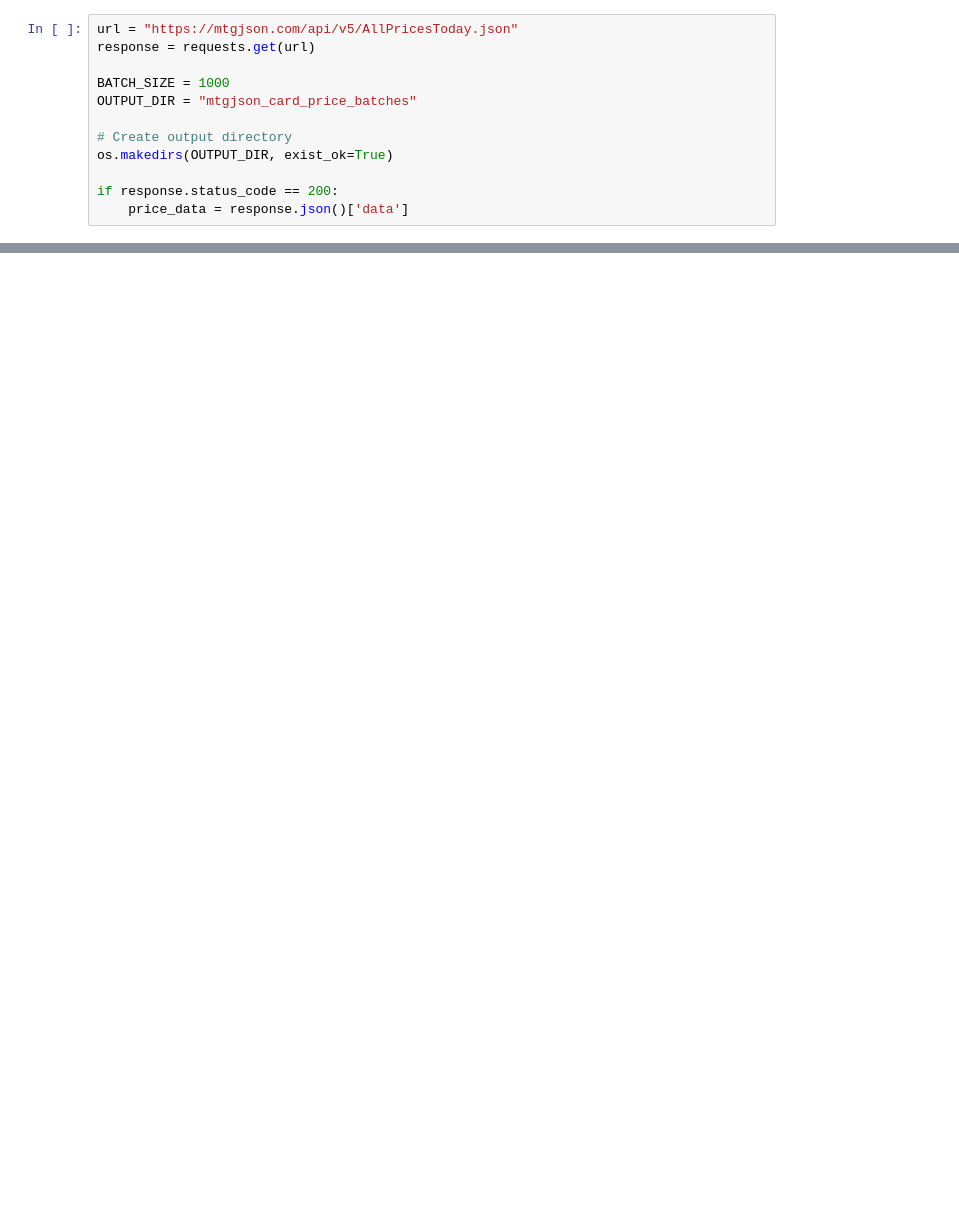
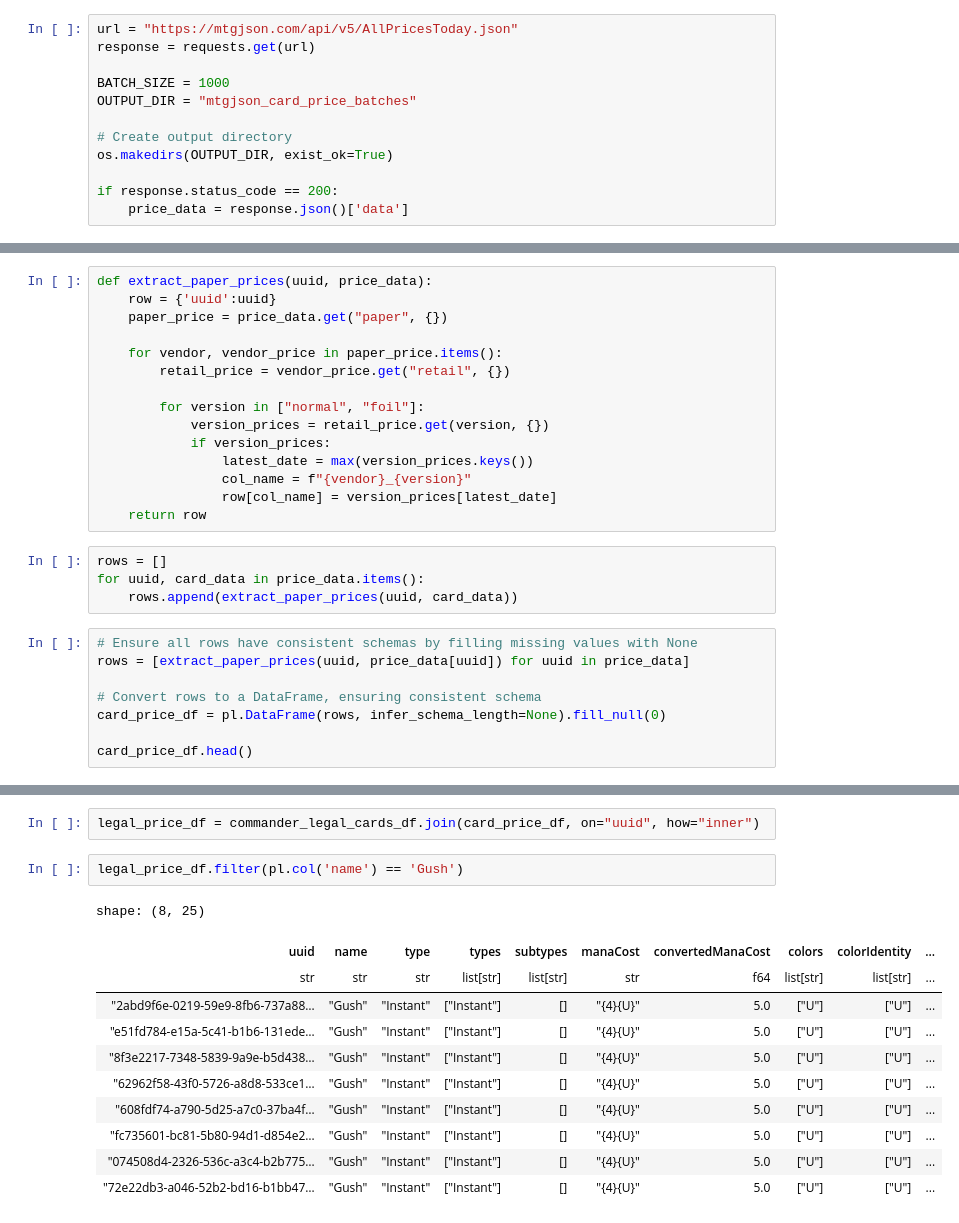
Before and after one commit to LouisHH0203/mtg_nlp_price_prediction, a Jupyter notebook: json_read.ipynb, the cells around one changed output, grey strips where cells are left out. Cells and saved outputs as stored; diff of their text form; blank space fills up the shorter version.

Commit message:
merge price and card data

```diff
--- a/json_read.ipynb
+++ b/json_read.ipynb
@@ -260,0 +250,27 @@ shape: (1, 98_956)
+# %%
+def extract_paper_prices(uuid, price_data):
+    row = {'uuid':uuid}
+    paper_price = price_data.get("paper", {})
+
+    for vendor, vendor_price in paper_price.items():
+        retail_price = vendor_price.get("retail", {})
+
+        for version in ["normal", "foil"]:
+            version_prices = retail_price.get(version, {})
+            if version_prices:
+                latest_date = max(version_prices.keys())
+                col_name = f"{vendor}_{version}"
+                row[col_name] = version_prices[latest_date]
+    return row
+# %%
+rows = []
+for uuid, card_data in price_data.items():
+    rows.append(extract_paper_prices(uuid, card_data))
+# %%
+# Ensure all rows have consistent schemas by filling missing values with None
+rows = [extract_paper_prices(uuid, price_data[uuid]) for uuid in price_data]
+
+# Convert rows to a DataFrame, ensuring consistent schema
+card_price_df = pl.DataFrame(rows, infer_schema_length=None).fill_null(0)
+
+card_price_df.head()
@@ -260,0 +286,16 @@ shape: (1, 98_956)
+# %%
+legal_price_df = commander_legal_cards_df.join(card_price_df, on="uuid", how="inner")
+# %%
+legal_price_df.filter(pl.col('name') == 'Gush')
+# %% [output]
+shape: (8, 25)
+| uuid | name | type | types | subtypes | manaCost | convertedManaCost | colors | colorIdentity | ... |
+| str | str | str | list[str] | list[str] | str | f64 | list[str] | list[str] | ... |
+| "2abd9f6e-0219-59e9-8fb6-737a88… | "Gush" | "Instant" | ["Instant"] | [] | "{4}{U}" | 5.0 | ["U"] | ["U"] | ... |
+| "e51fd784-e15a-5c41-b1b6-131ede… | "Gush" | "Instant" | ["Instant"] | [] | "{4}{U}" | 5.0 | ["U"] | ["U"] | ... |
+| "8f3e2217-7348-5839-9a9e-b5d438… | "Gush" | "Instant" | ["Instant"] | [] | "{4}{U}" | 5.0 | ["U"] | ["U"] | ... |
+| "62962f58-43f0-5726-a8d8-533ce1… | "Gush" | "Instant" | ["Instant"] | [] | "{4}{U}" | 5.0 | ["U"] | ["U"] | ... |
+| "608fdf74-a790-5d25-a7c0-37ba4f… | "Gush" | "Instant" | ["Instant"] | [] | "{4}{U}" | 5.0 | ["U"] | ["U"] | ... |
+| "fc735601-bc81-5b80-94d1-d854e2… | "Gush" | "Instant" | ["Instant"] | [] | "{4}{U}" | 5.0 | ["U"] | ["U"] | ... |
+| "074508d4-2326-536c-a3c4-b2b775… | "Gush" | "Instant" | ["Instant"] | [] | "{4}{U}" | 5.0 | ["U"] | ["U"] | ... |
+| "72e22db3-a046-52b2-bd16-b1bb47… | "Gush" | "Instant" | ["Instant"] | [] | "{4}{U}" | 5.0 | ["U"] | ["U"] | ... |
```
Also changed, not shown: parts of 12 cells of this notebook.
